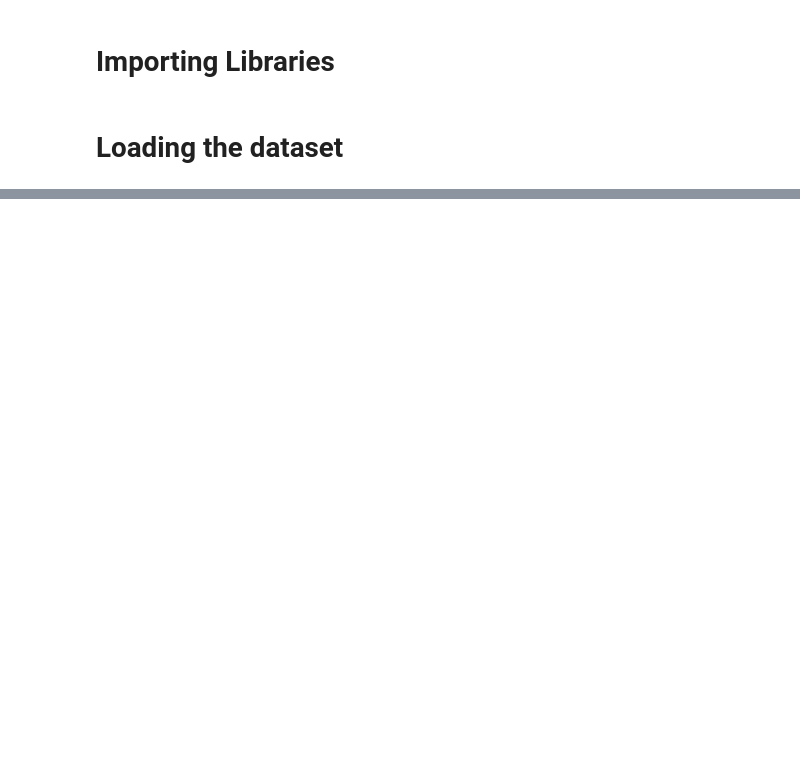
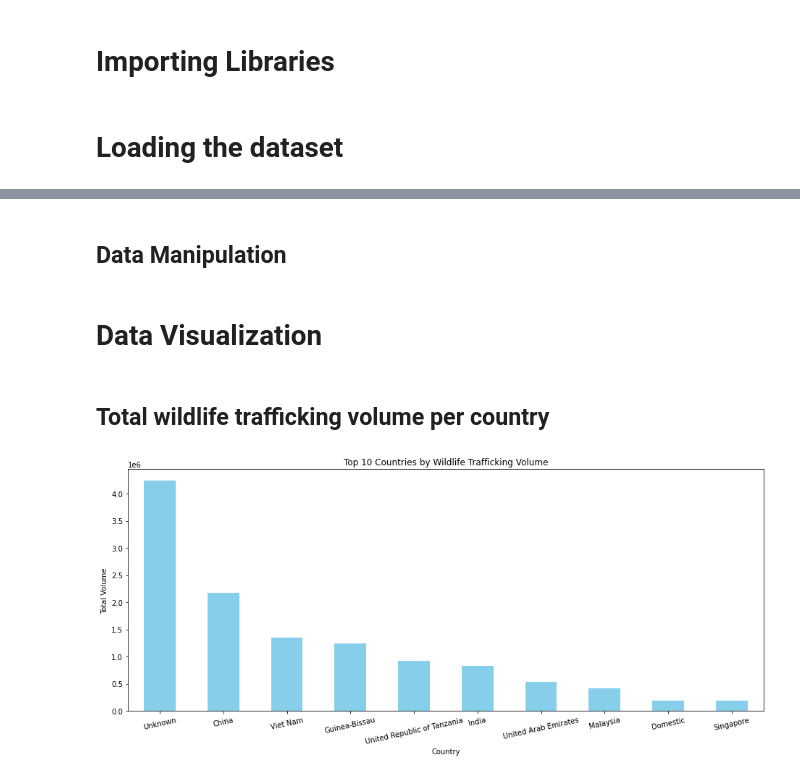
Before and after one commit to darsh0820/Data-Science, a Jupyter notebook: projects/Wildlife_Trafficking_Analysis.ipynb, the cells around one changed output, grey strips where cells are left out. Cells and saved outputs as stored; diff of their text form; code cells hidden in the pictures; blank space fills up the shorter version.

```diff
--- a/projects/Wildlife_Trafficking_Analysis.ipynb
+++ b/projects/Wildlife_Trafficking_Analysis.ipynb
@@ -42,0 +8,7 @@ sheet_names, df.head()
+# %%
+file_path = '..\datasets\data_wildlife_trafficking.xlsx'
+xls = pd.ExcelFile(file_path)
+
+# sheet_name=0 is the first sheet and header = 2 means use the third row as header because
+# the first 2 rows contain unnecessary and empty fields
+df = pd.read_excel(file_path, sheet_name=0, header=2)
@@ -42,0 +19,5 @@ sheet_names, df.head()
+# %%
+# Removing NaN and duplicates
+df_cleaned = df.dropna()
+df_cleaned = df_cleaned.drop_duplicates()
+df_cleaned
@@ -42,0 +38,23 @@ sheet_names, df.head()
+# %% [markdown]
+## Data Manipulation
+# %%
+# Setting the Year to the initial year provided in the data
+df_cleaned['Year'] = df_cleaned['Year'].str.split('-').str[0].astype(int)
+# %% [markdown]
+# Data Visualization
+# %% [markdown]
+## Total wildlife trafficking volume per country
+# %%
+df_country_volume = df_cleaned.groupby('Country')['VALUE'].sum().sort_values(ascending=False)
+
+# Plot
+plt.figure(figsize=(13, 6))
+df_country_volume.head(10).plot(kind='bar', color='skyblue')
+plt.title('Top 10 Countries by Wildlife Trafficking Volume')
+plt.xlabel('Country')
+plt.ylabel('Total Volume')
+plt.xticks(rotation=12.5)
+plt.tight_layout()
+plt.show()
+# %% [output]
+[figure, added]
```
Also changed, not shown: parts of 10 cells of this notebook.
